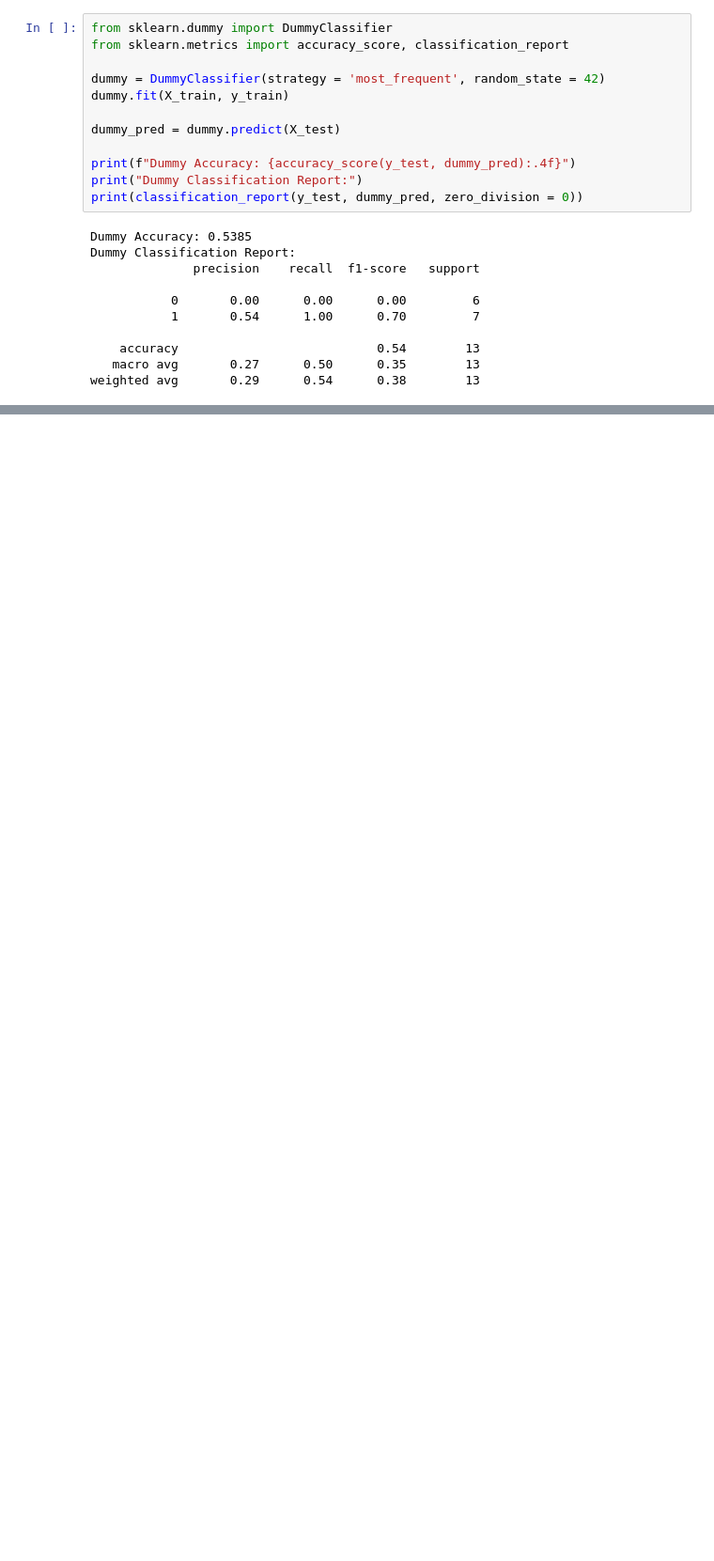
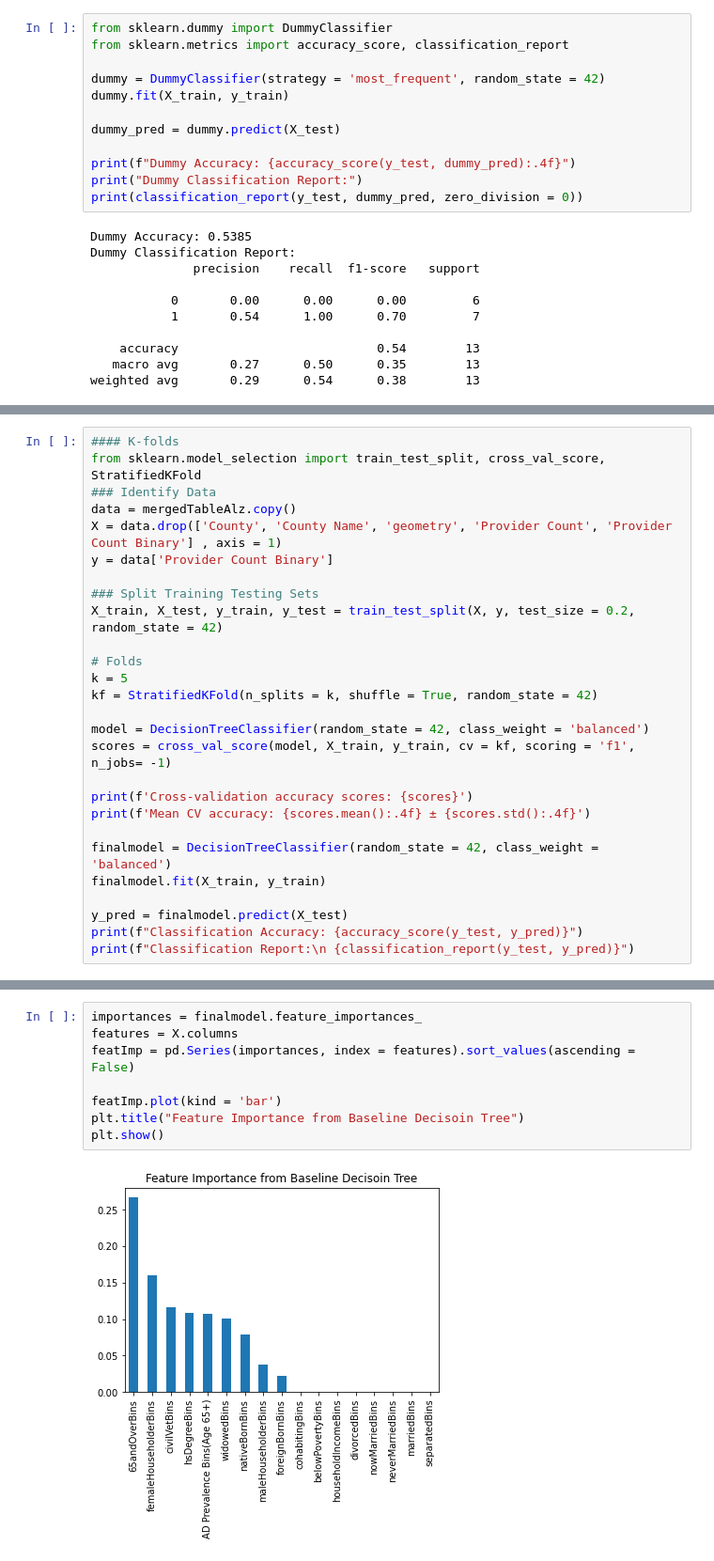
Before and after one commit to erinbest017/COMP4447Hospice, a Jupyter notebook: Code/hospiceMLCounty.ipynb, the cells around one changed output, grey strips where cells are left out. Shown: that part at 94% size. Cells and saved outputs as stored; diff of their text form; blank space fills up the shorter version.

```diff
--- a/Code/hospiceMLCounty.ipynb
+++ b/Code/hospiceMLCounty.ipynb
@@ -605,0 +1011,27 @@ weighted avg       0.29      0.54      0.38        13
+# %%
+#### K-folds
+from sklearn.model_selection import train_test_split, cross_val_score, StratifiedKFold
+### Identify Data
+data = mergedTableAlz.copy()
+X = data.drop(['County', 'County Name', 'geometry', 'Provider Count', 'Provider Count Binary'] , axis = 1)
+y = data['Provider Count Binary']
+
+### Split Training Testing Sets
+X_train, X_test, y_train, y_test = train_test_split(X, y, test_size = 0.2, random_state = 42)
+
+# Folds
+k = 5
+kf = StratifiedKFold(n_splits = k, shuffle = True, random_state = 42)
+
+model = DecisionTreeClassifier(random_state = 42, class_weight = 'balanced')
+scores = cross_val_score(model, X_train, y_train, cv = kf, scoring = 'f1', n_jobs= -1)
+
+print(f'Cross-validation accuracy scores: {scores}')
+print(f'Mean CV accuracy: {scores.mean():.4f} ± {scores.std():.4f}')
+
+finalmodel = DecisionTreeClassifier(random_state = 42, class_weight = 'balanced')
+finalmodel.fit(X_train, y_train)
+
+y_pred = finalmodel.predict(X_test)
+print(f"Classification Accuracy: {accuracy_score(y_test, y_pred)}")
+print(f"Classification Report:\n {classification_report(y_test, y_pred)}")
@@ -605,0 +1051,10 @@ weighted avg       0.29      0.54      0.38        13
+# %%
+importances = finalmodel.feature_importances_
+features = X.columns
+featImp = pd.Series(importances, index = features).sort_values(ascending = False)
+
+featImp.plot(kind = 'bar')
+plt.title("Feature Importance from Baseline Decisoin Tree")
+plt.show()
+# %% [output]
+[figure, added]
```
Also changed, not shown: parts of 30 cells of this notebook, 1 other file.
